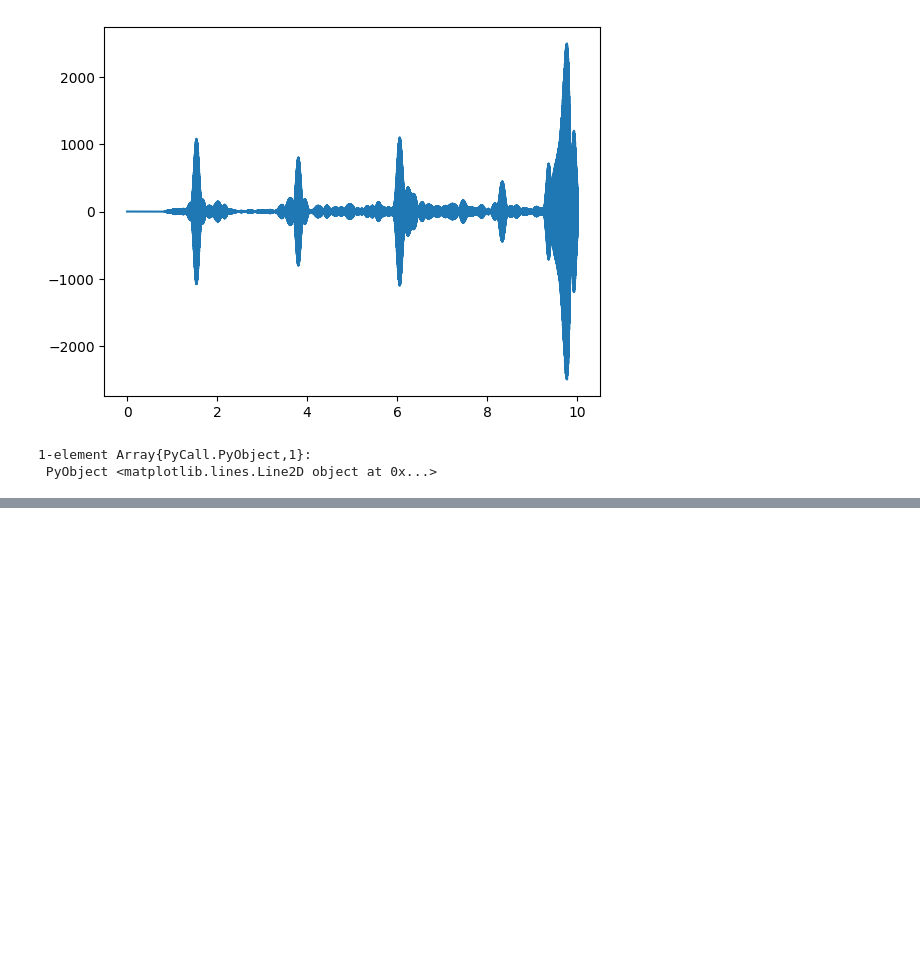
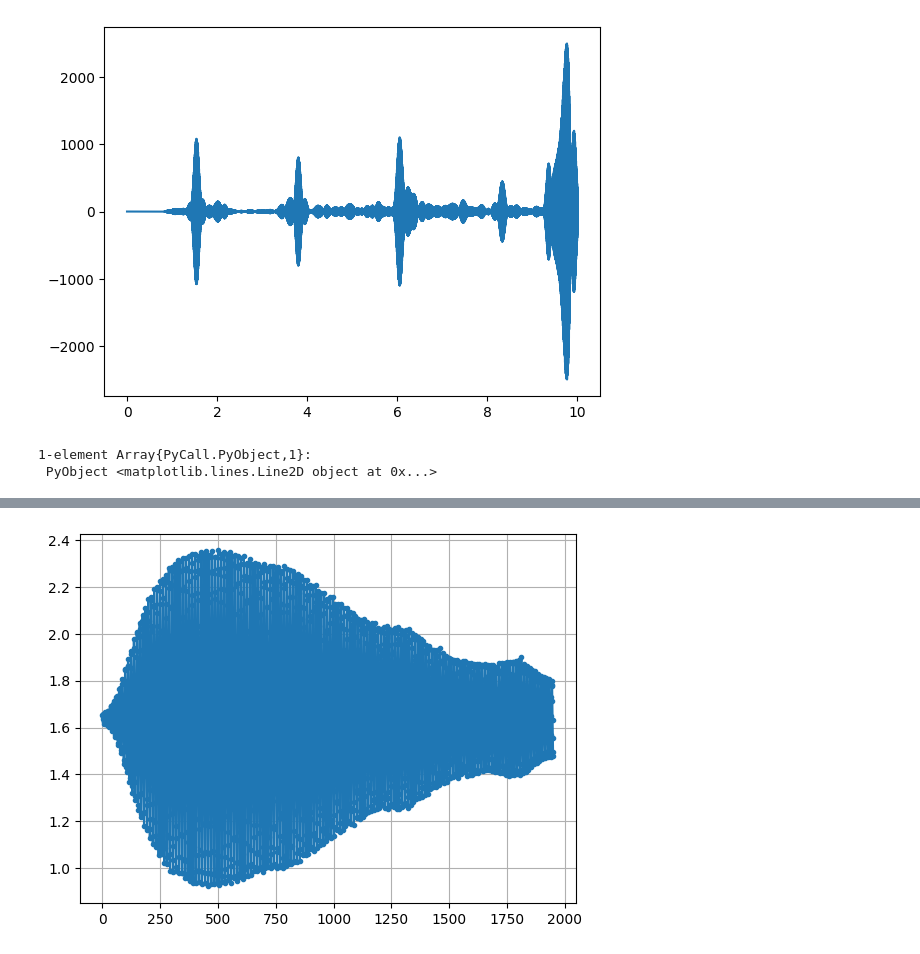
Before and after one commit to GDFLAW001/Sonar-Design, a Jupyter notebook: Source Code/Matthews Code/MatchedFilter.ipynb, the cells around one changed output, grey strips where cells are left out. Drawn from its saved outputs; the diff is of its cells as text; code cells hidden in the pictures; blank space fills up the shorter version.

```diff
--- a/Source Code/Matthews Code/MatchedFilter.ipynb
+++ b/Source Code/Matthews Code/MatchedFilter.ipynb
@@ -222,0 +297,10 @@ plot(r,sonarOutput)
+# %%
+#Plot
+Lower=150
+Upper=2100
+figure()
+plot(v_rx[Lower:Upper],".-")
+grid("on")
+show()
+# %% [output]
+[figure, added]
```
Also changed, not shown: parts of 11 cells of this notebook, 1 other file.
